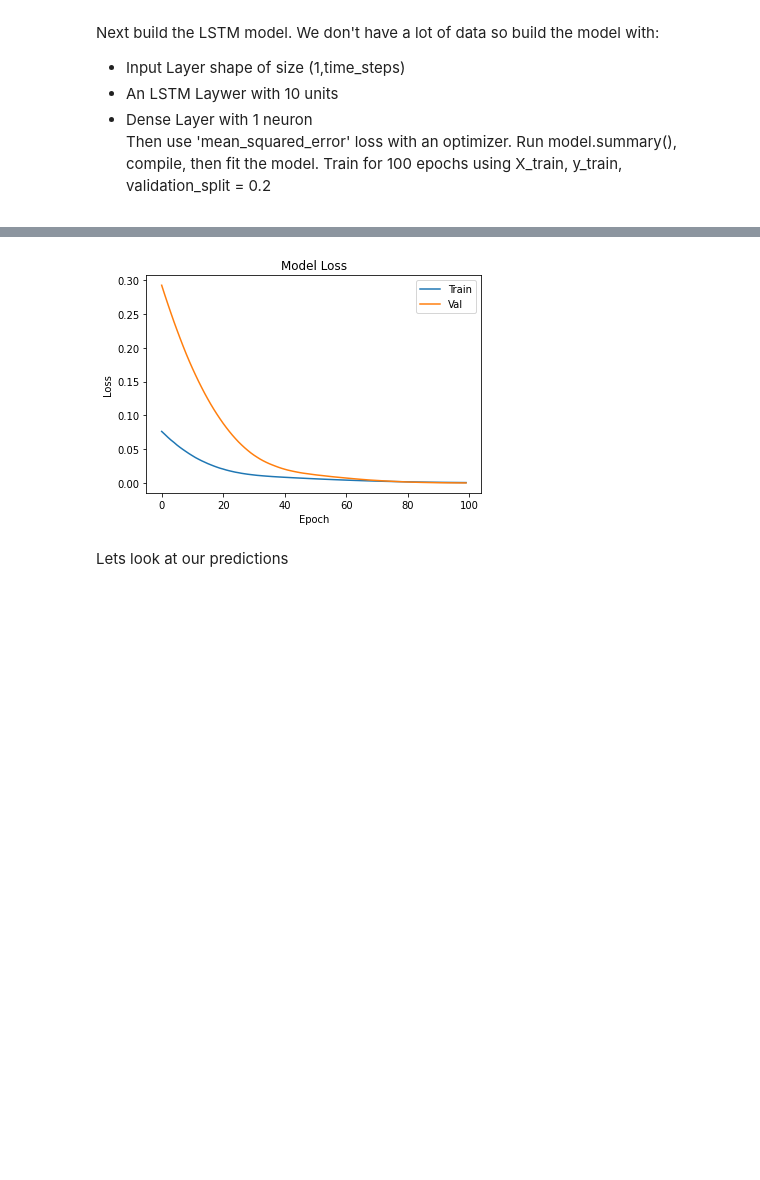
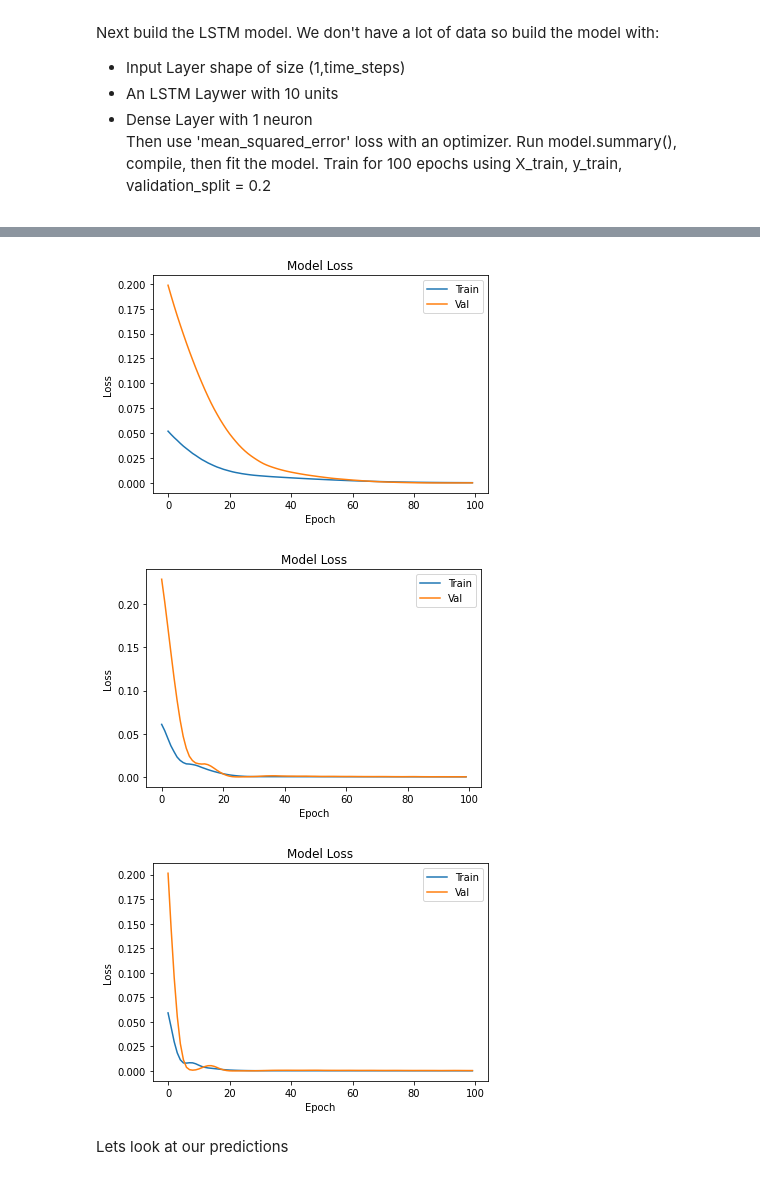
Before and after one commit to AGnar11100/Applied-Machine-Learning-Projects, a Jupyter notebook: Time-Series Forecasting and Image Denoising Autoencoder.ipynb, the cells around one changed output, grey strips where cells are left out. Cells and saved outputs as stored; diff of their text form; code cells hidden in the pictures; blank space fills up the shorter version.

```diff
--- a/Time-Series Forecasting and Image Denoising Autoencoder.ipynb
+++ b/Time-Series Forecasting and Image Denoising Autoencoder.ipynb
@@ -291,3 +292,13 @@ Total params: 611
 Trainable params: 611
 Non-trainable params: 0
 _________________________________________________________________
+# %%
+# create stacked lstm
+stacked_model = Sequential()
+stacked_model.add(LSTM(10, return_sequences=True, input_shape=(1,4)))
+stacked_model.add(LSTM(10))
+stacked_model.add(Dense(1))
+stacked_model.compile(optimizer = opt,
+              loss = mean_squared_error,
+              metrics = ['accuracy'])
+stacked_model.summary()
@@ -293,0 +320,9 @@ _________________________________________________________________
+# %%
+# create bidirectional lstm
+bidirectional_model = Sequential()
+bidirectional_model.add(Bidirectional(LSTM(10), input_shape=(1,4)))
+bidirectional_model.add(Dense(1))
+bidirectional_model.compile(optimizer = opt,
+              loss = mean_squared_error,
+              metrics = ['accuracy'])
+bidirectional_model.summary()
@@ -314,0 +363,3 @@ Epoch 100/100
+# %%
+# fit stacked model
+stacked_history = stacked_model.fit(X_train, y_train, epochs=100, validation_split=0.1)
@@ -314,0 +384,3 @@ Epoch 100/100
+# %%
+# fit bidirectional model
+bidirectional_history = bidirectional_model.fit(X_train, y_train, epochs=100, validation_split=0.1)
@@ -315,25 +405,29 @@ Epoch 100/100
 # %%
 def plot_losses(hist):
     plt.plot(hist.history['loss'])
     plt.plot(hist.history['val_loss'])
     plt.title('Model Loss')
     plt.ylabel('Loss')
     plt.xlabel('Epoch')
     plt.legend(['Train', 'Val'])
     plt.show()
 def plot_accuracies(hist):
     plt.plot(hist.history['accuracy'])
     plt.plot(hist.history['val_accuracy'])
     plt.title('Model Accuracy')
     plt.ylabel('Accuracy')
     plt.xlabel('Epoch')
     plt.legend(['Train', 'Val'])
     plt.show()
 
 
 plot_losses(history)
+plot_losses(stacked_history)
+plot_losses(bidirectional_history)
 # %% [output]
-[figure, old version]
+[figure, new version]
+[figure, added]
+[figure, added]
 # %% [markdown]
 Lets look at our predictions
 # %%
```
Also changed, not shown: parts of 35 cells of this notebook, 1 other file.
